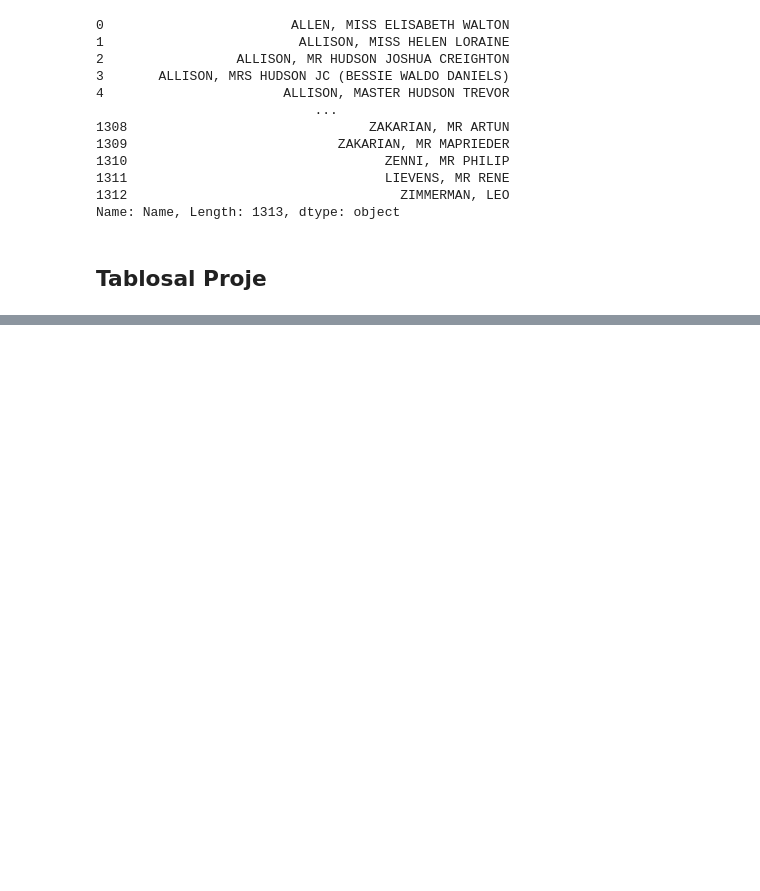
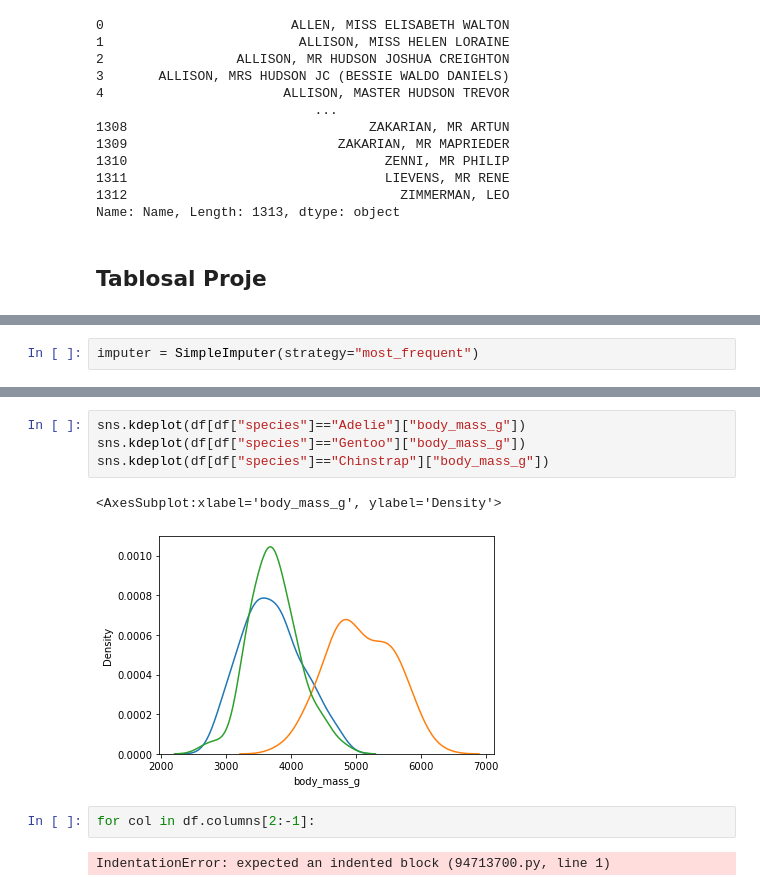
Before and after one commit to mericgenc92/veri-bilimi-egitimi, a Jupyter notebook: veri_bilimi_calisma.ipynb, the cells around one changed output, grey strips where cells are left out. Drawn from its saved outputs; the diff is of its cells as text; blank space fills up the shorter version.

```diff
--- a/veri_bilimi_calisma.ipynb
+++ b/veri_bilimi_calisma.ipynb
@@ -249,0 +350,2 @@ Name: Name, Length: 1313, dtype: object
+# %%
+imputer = SimpleImputer(strategy="most_frequent")
@@ -249,0 +438,11 @@ Name: Name, Length: 1313, dtype: object
+# %%
+sns.kdeplot(df[df["species"]=="Adelie"]["body_mass_g"])
+sns.kdeplot(df[df["species"]=="Gentoo"]["body_mass_g"])
+sns.kdeplot(df[df["species"]=="Chinstrap"]["body_mass_g"])
+# %% [output]
+<AxesSubplot:xlabel='body_mass_g', ylabel='Density'>
+[figure, added]
+# %%
+for col in df.columns[2:-1]:
+# %% [output]
+IndentationError: expected an indented block (94713700.py, line 1)
```
Also changed, not shown: parts of 59 cells of this notebook, 1 other file.
